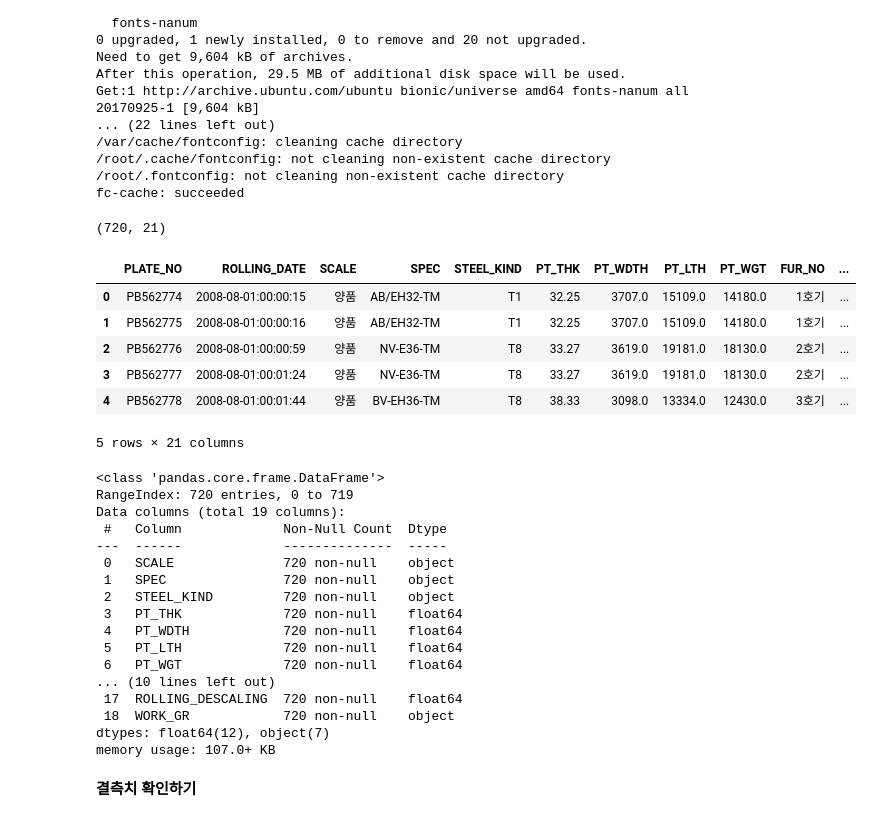
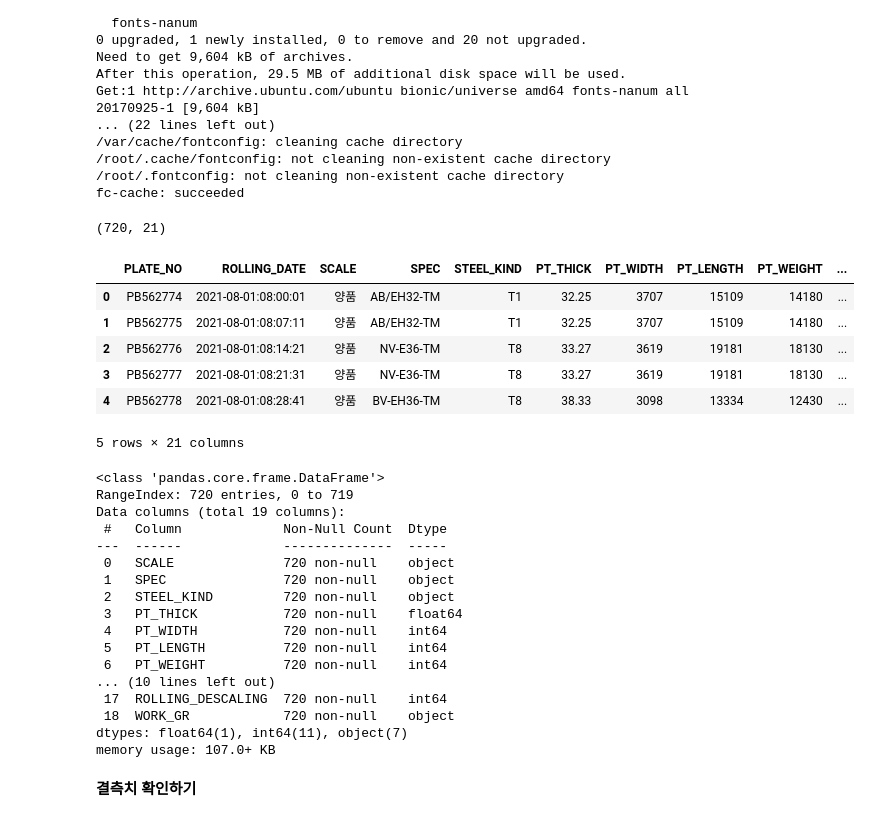
Before and after one commit to mjiii25/posco-academy, a Jupyter notebook: Big-Data/Assignment-2/C1성민지_종합실습-2_code.ipynb, the cells around one changed output. Cells and saved outputs as stored; diff of their text form; code cells hidden in the pictures.

```diff
--- a/Big-Data/Assignment-2/C1성민지_종합실습-2_code.ipynb
+++ b/Big-Data/Assignment-2/C1성민지_종합실습-2_code.ipynb
@@ -55,18 +55,19 @@ fc-cache: succeeded
 matplotlib.rc("font",family = "NanumGothic")
 matplotlib.rc("axes", unicode_minus = False)
 # %%
-df_raw = pd.read_excel('/content/mydrive/MyDrive/1. 실습데이터 설명(Data Dictionary).xlsx', sheet_name = 'SCALE불량')
+# df_raw = pd.read_excel('/content/mydrive/MyDrive/1. 실습데이터 설명(Data Dictionary).xlsx', sheet_name = 'SCALE불량')
+df_raw = pd.read_csv('/content/mydrive/MyDrive/SCALE불량.csv', encoding = 'euc-kr')
 
 print(df_raw.shape)
 df_raw.head()
 # %% [output]
 (720, 21)
-|  | PLATE_NO | ROLLING_DATE | SCALE | SPEC | STEEL_KIND | PT_THK | PT_WDTH | PT_LTH | PT_WGT | FUR_NO | ... |
-| 0 | PB562774 | 2008-08-01:00:00:15 | 양품 | AB/EH32-TM | T1 | 32.25 | 3707.0 | 15109.0 | 14180.0 | 1호기 | ... |
-| 1 | PB562775 | 2008-08-01:00:00:16 | 양품 | AB/EH32-TM | T1 | 32.25 | 3707.0 | 15109.0 | 14180.0 | 1호기 | ... |
-| 2 | PB562776 | 2008-08-01:00:00:59 | 양품 | NV-E36-TM | T8 | 33.27 | 3619.0 | 19181.0 | 18130.0 | 2호기 | ... |
-| 3 | PB562777 | 2008-08-01:00:01:24 | 양품 | NV-E36-TM | T8 | 33.27 | 3619.0 | 19181.0 | 18130.0 | 2호기 | ... |
-| 4 | PB562778 | 2008-08-01:00:01:44 | 양품 | BV-EH36-TM | T8 | 38.33 | 3098.0 | 13334.0 | 12430.0 | 3호기 | ... |
+|  | PLATE_NO | ROLLING_DATE | SCALE | SPEC | STEEL_KIND | PT_THICK | PT_WIDTH | PT_LENGTH | PT_WEIGHT | ... |
+| 0 | PB562774 | 2021-08-01:08:00:01 | 양품 | AB/EH32-TM | T1 | 32.25 | 3707 | 15109 | 14180 | ... |
+| 1 | PB562775 | 2021-08-01:08:07:11 | 양품 | AB/EH32-TM | T1 | 32.25 | 3707 | 15109 | 14180 | ... |
+| 2 | PB562776 | 2021-08-01:08:14:21 | 양품 | NV-E36-TM | T8 | 33.27 | 3619 | 19181 | 18130 | ... |
+| 3 | PB562777 | 2021-08-01:08:21:31 | 양품 | NV-E36-TM | T8 | 33.27 | 3619 | 19181 | 18130 | ... |
+| 4 | PB562778 | 2021-08-01:08:28:41 | 양품 | BV-EH36-TM | T8 | 38.33 | 3098 | 13334 | 12430 | ... |
 5 rows × 21 columns
 # %%
 df_raw.drop(['PLATE_NO', 'ROLLING_DATE'], axis = 1, inplace = True)
@@ -83,14 +84,14 @@ Data columns (total 19 columns):
  0   SCALE              720 non-null    object
  1   SPEC               720 non-null    object
  2   STEEL_KIND         720 non-null    object
- 3   PT_THK             720 non-null    float64
- 4   PT_WDTH            720 non-null    float64
- 5   PT_LTH             720 non-null    float64
- 6   PT_WGT             720 non-null    float64
+ 3   PT_THICK           720 non-null    float64
+ 4   PT_WIDTH           720 non-null    int64
+ 5   PT_LENGTH          720 non-null    int64
+ 6   PT_WEIGHT          720 non-null    int64
 ... (10 lines left out)
- 17  ROLLING_DESCALING  720 non-null    float64
+ 17  ROLLING_DESCALING  720 non-null    int64
  18  WORK_GR            720 non-null    object
-dtypes: float64(12), object(7)
+dtypes: float64(1), int64(11), object(7)
 memory usage: 107.0+ KB
 # %% [markdown]
 **결측치 확인하기**
```
Also changed, not shown: parts of 50 cells of this notebook.
